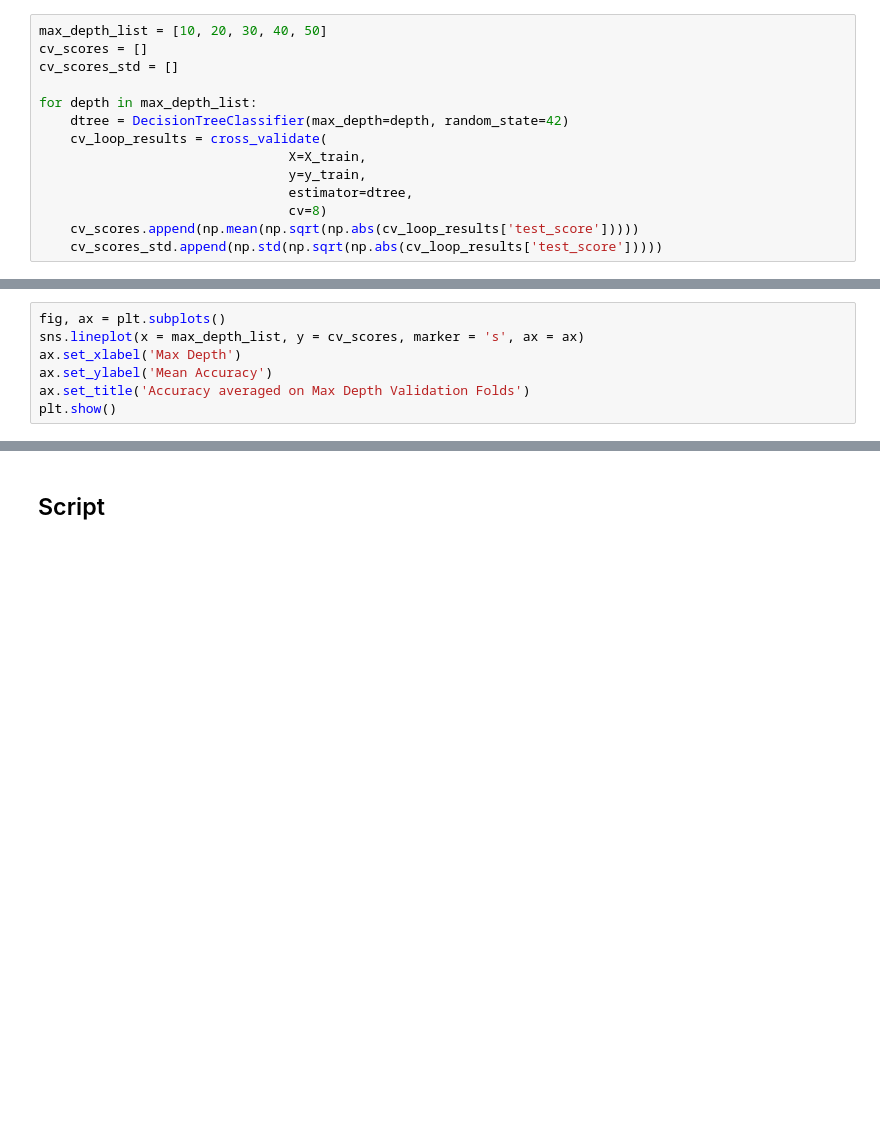
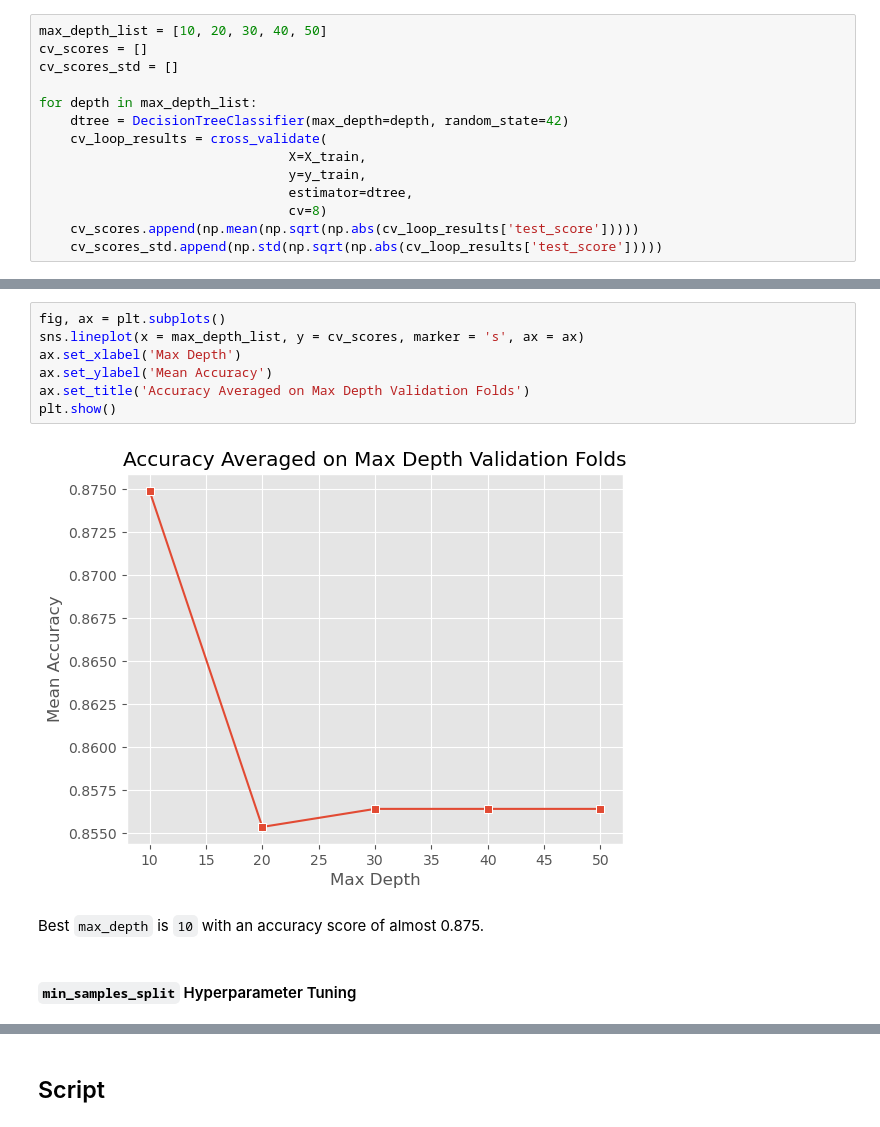
Before and after one commit to mrhussaink7/telco-churn-model, a Jupyter notebook: notebooks/model_development.ipynb, the cells around one changed output, grey strips where cells are left out. Drawn from its saved outputs; the diff is of its cells as text; blank space fills up the shorter version.

Commit message:
[ADD] Completed logreg, logregC, dtree, and dtree-tuning models

```diff
--- a/notebooks/model_development.ipynb
+++ b/notebooks/model_development.ipynb
@@ -140,7 +191,13 @@ best_depth
 # %%
 fig, ax = plt.subplots()
 sns.lineplot(x = max_depth_list, y = cv_scores, marker = 's', ax = ax)
 ax.set_xlabel('Max Depth')
 ax.set_ylabel('Mean Accuracy')
-ax.set_title('Accuracy averaged on Max Depth Validation Folds')
+ax.set_title('Accuracy Averaged on Max Depth Validation Folds')
 plt.show()
+# %% [output]
+[figure, added]
+# %% [markdown]
+Best `max_depth` is `10` with an accuracy score of almost 0.875.
+# %% [markdown]
+#### `min_samples_split` Hyperparameter Tuning
```
Also changed, not shown: parts of 31 cells of this notebook.
